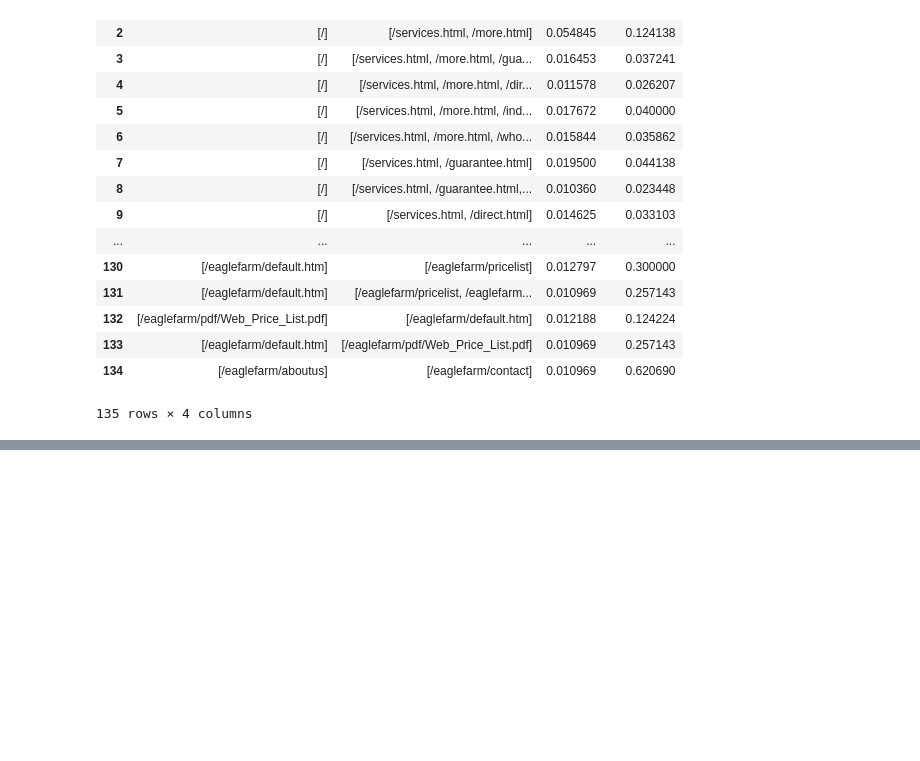
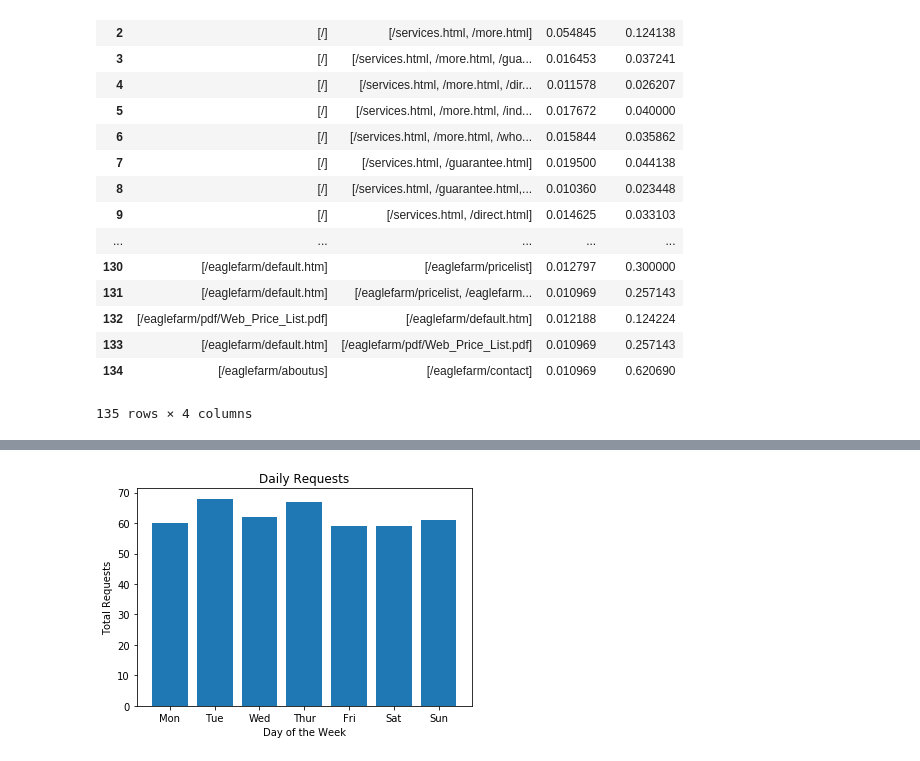
Before and after one commit to MaxEdman/IFN645_CaseStudy2, a Jupyter notebook: Task 6 - Web Mining.ipynb, the cells around one changed output, grey strips where cells are left out. Saved outputs shown, nothing was run; the diff lists cells and outputs as text; code cells hidden in the pictures; blank space fills up the shorter version.

Commit message:
Added Graphs and clustering

```diff
--- a/Task 6 - Web Mining.ipynb
+++ b/Task 6 - Web Mining.ipynb
@@ -248,0 +246,9 @@ plt.show()
+# %%
+df2['Datetime'] = pd.to_datetime(df2['Datetime'], format="%d/%b/%Y:%H:%M:%S")
+
+
+df2['day'] = df2['Datetime'].dt.day
+df2['month'] = df2['Datetime'].dt.month
+df2['hour'] = df2['Datetime'].dt.hour
+df2['day_of_week'] = df2['Datetime'].dt.dayofweek
+df2.info()
@@ -248,0 +288,18 @@ plt.show()
+# %%
+import matplotlib.pyplot as plt
+
+requestDayofWeek = df2.groupby('day_of_week')['Request'].nunique()
+requestDayofWeek = pd.DataFrame(requestDayofWeek)
+requestDayofWeek.columns= ['NumOfRequests']
+
+
+day=('Mon', 'Tue', 'Wed', 'Thur', 'Fri', 'Sat', 'Sun')
+x_axis=requestDayofWeek.index
+plt.bar(x_axis,requestDayofWeek['NumOfRequests'])
+plt.xticks(x_axis, day)
+plt.ylabel('Total Requests')
+plt.xlabel('Day of the Week')
+plt.title('Daily Requests')
+plt.show()
+# %% [output]
+[figure, added]
```
Also changed, not shown: parts of 11 cells of this notebook, 1 other file.
